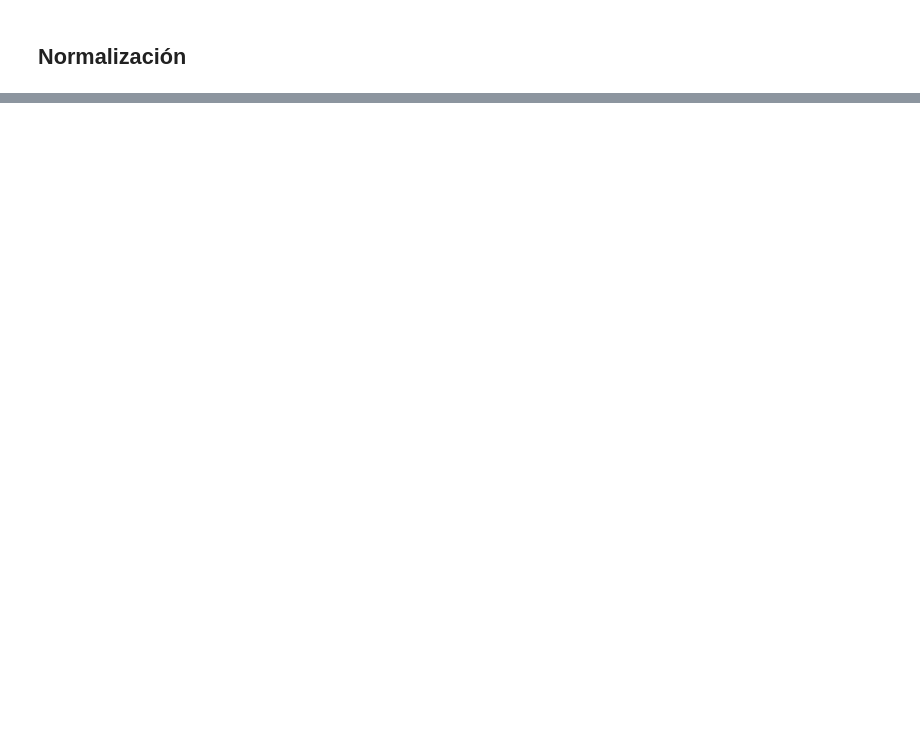
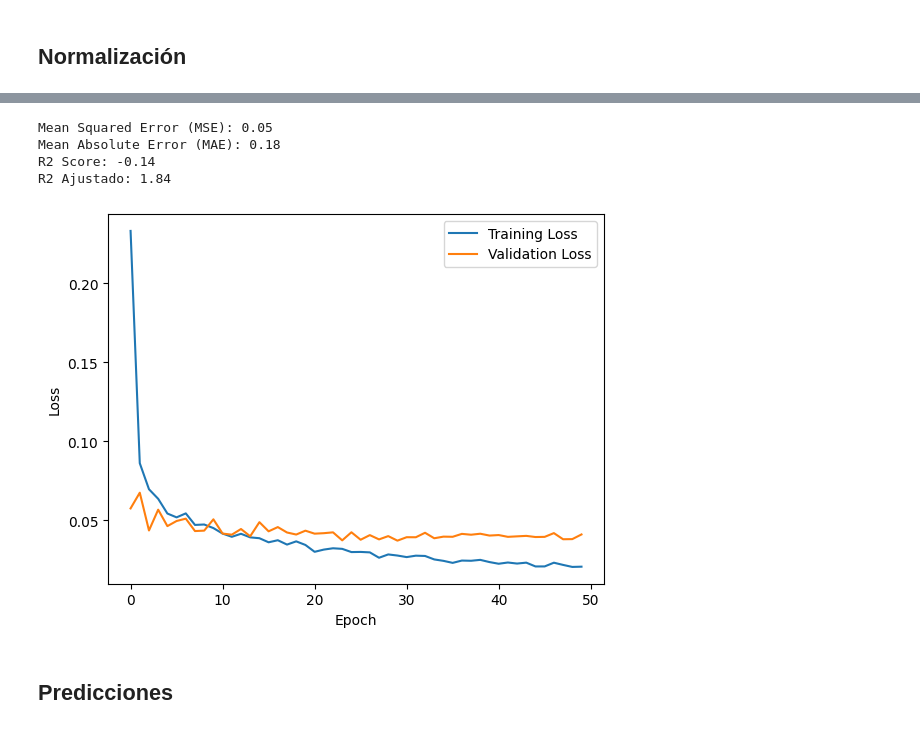
Before and after one commit to MiguelMussi/Multi-Parameter_Wireless_Network, a Jupyter notebook: NN.ipynb, the cells around one changed output, grey strips where cells are left out. Saved outputs shown, nothing was run; the diff lists cells and outputs as text; code cells hidden in the pictures; blank space fills up the shorter version.

```diff
--- a/NN.ipynb
+++ b/NN.ipynb
@@ -122,0 +258,3 @@ model.fit(X_train, y_train, epochs=100, batch_size=32, validation_split=0.2)
+# %%
+X_test, y_test = separar_Xy(df_test_out, columnas_target=columnas_target)
+# X_test, y_test = separar_Xy(df_test_out, cant_var_target)
@@ -122,0 +267,9 @@ model.fit(X_train, y_train, epochs=100, batch_size=32, validation_split=0.2)
+# %%
+model = Sequential([
+    Input(shape=(X_train.shape[1],)),
+    Dense(256, activation='relu'), Dropout(0.2),
+    Dense(128, activation='relu'), Dropout(0.2),
+    # Dense(64, activation='relu'), Dropout(0.2),
+    Dense(32, activation='relu'), Dropout(0.2),
+    Dense(3, activation='linear')
+])
@@ -122,0 +351,3 @@ model.fit(X_train, y_train, epochs=100, batch_size=32, validation_split=0.2)
+# %%
+# Predicciones en el conjunto de prueba
+y_pred = model.predict(X_test)
@@ -122,0 +376,35 @@ model.fit(X_train, y_train, epochs=100, batch_size=32, validation_split=0.2)
+# %%
+def r2_ajustado(y_true, y_pred, n, p):
+    r2 = r2_score(y_true, y_pred)
+    r2_aj = 1 - ((1 - r2) * (n - 1) / (n - p - 1))
+    return r2_aj
+# %%
+# Calcular R2 ajustado
+n = len(y_test)
+r2_aj = r2_ajustado(y_test, y_pred, n, p)
+
+# Métricas de regresión
+mse = mean_squared_error(y_test, y_pred)
+mae = mean_absolute_error(y_test, y_pred)
+r2 = r2_score(y_test, y_pred)
+
+print("Mean Squared Error (MSE): {:.2f}".format(mse))
+print("Mean Absolute Error (MAE): {:.2f}".format(mae))
+print("R2 Score: {:.2f}".format(r2))
+print("R2 Ajustado: {:.2f}\n".format(r2_aj))
+
+# Graficar la curva de aprendizaje
+plt.plot(history.history['loss'], label='Training Loss')
+plt.plot(history.history['val_loss'], label='Validation Loss')
+plt.xlabel('Epoch')
+plt.ylabel('Loss')
+plt.legend()
+plt.show()
+# %% [output]
+Mean Squared Error (MSE): 0.05
+Mean Absolute Error (MAE): 0.18
+R2 Score: -0.14
+R2 Ajustado: 1.84
+[figure, added]
+# %% [markdown]
+## Predicciones
```
Also changed, not shown: parts of 48 cells of this notebook.
